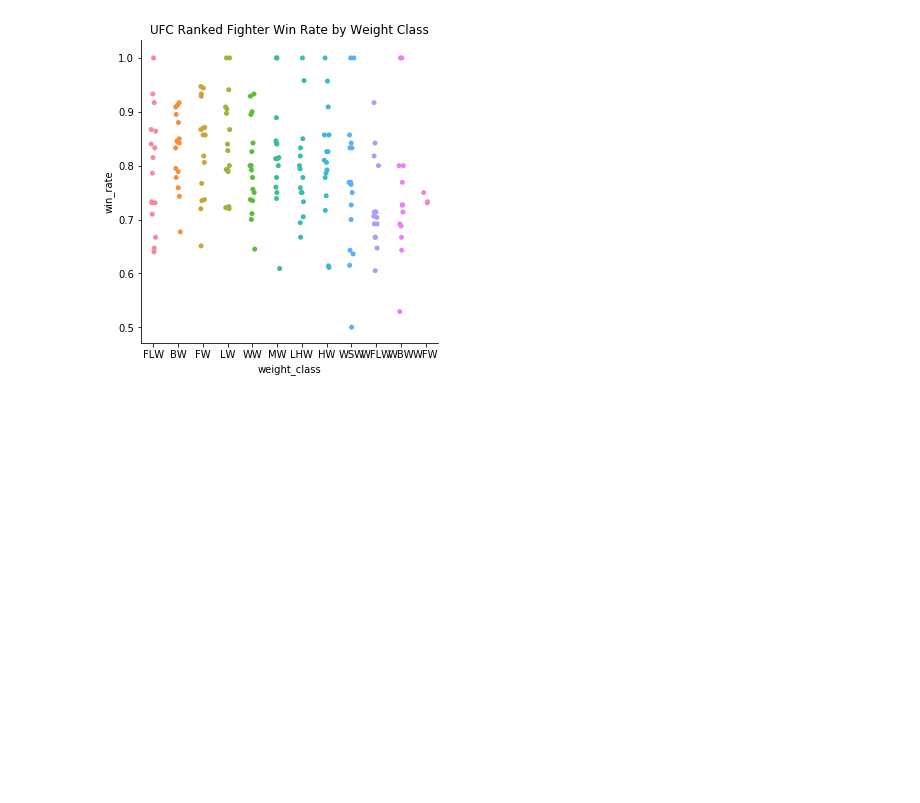
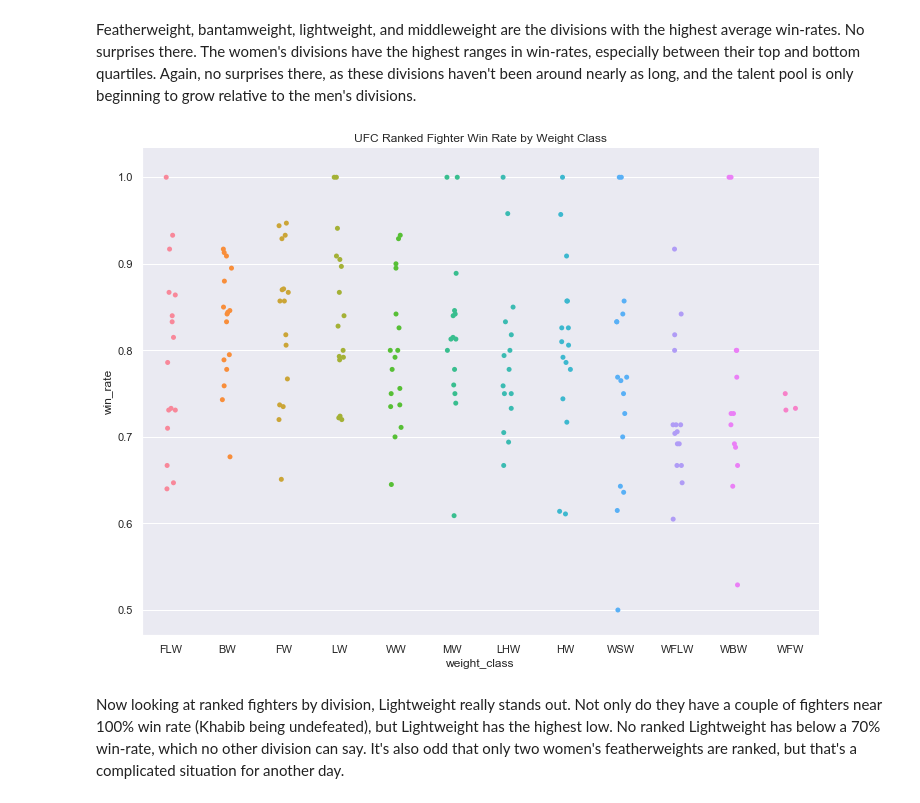
Before and after one commit to matthewPapke/ufc-ranking-analysis, a Jupyter notebook: ufc-analysis.ipynb, the cells around one changed output. Drawn from its saved outputs; the diff is of its cells as text; code cells hidden in the pictures; blank space fills up the shorter version.

```diff
--- a/ufc-analysis.ipynb
+++ b/ufc-analysis.ipynb
@@ -85,4 +102,6 @@ plt.show()
 # %%
+rcParams['figure.figsize'] = 11.7,8.27
 p = sea.boxplot(x="weight_class", y="win_rate", data=dfAllFighters, order=weightClassOrder)
 p.set_title("UFC Fighter Win Rate by Weight Class")
+plt.show()
 # %% [output]
@@ -91,9 +109,14 @@ Text(0.5,1,'UFC Fighter Win Rate by Weight Class')
+# %% [markdown]
+Featherweight, bantamweight, lightweight, and middleweight are the divisions with the highest average win-rates. No surprises there. The women's divisions have the highest ranges in win-rates, especially between their top and bottom quartiles. Again, no surprises there, as these divisions haven't been around nearly as long, and the talent pool is only beginning to grow relative to the men's divisions.
 # %%
-sea.catplot(x="weight_class", y="win_rate", data=dfRankedFighters, order=weightClassOrder)
+p = sea.catplot(x="weight_class", y="win_rate", data=dfRankedFighters, order=weightClassOrder)
+p.fig.set_size_inches(11.7,8.27)
 plt.title('UFC Ranked Fighter Win Rate by Weight Class')
 plt.show()
 # %% [output]
-[figure, old version]
+[figure, new version]
+# %% [markdown]
+Now looking at ranked fighters by division, Lightweight really stands out. Not only do they have a couple of fighters near 100% win rate (Khabib being undefeated), but Lightweight has the highest low. No ranked Lightweight has below a 70% win-rate, which no other division can say. It's also odd that only two women's featherweights are ranked, but that's a complicated situation for another day.
 # %%
 dfChampions = dfRankedFighters[dfRankedFighters['rank'] == 'C']
 # %%
```
Also changed, not shown: parts of 19 cells of this notebook, 1 other file.
